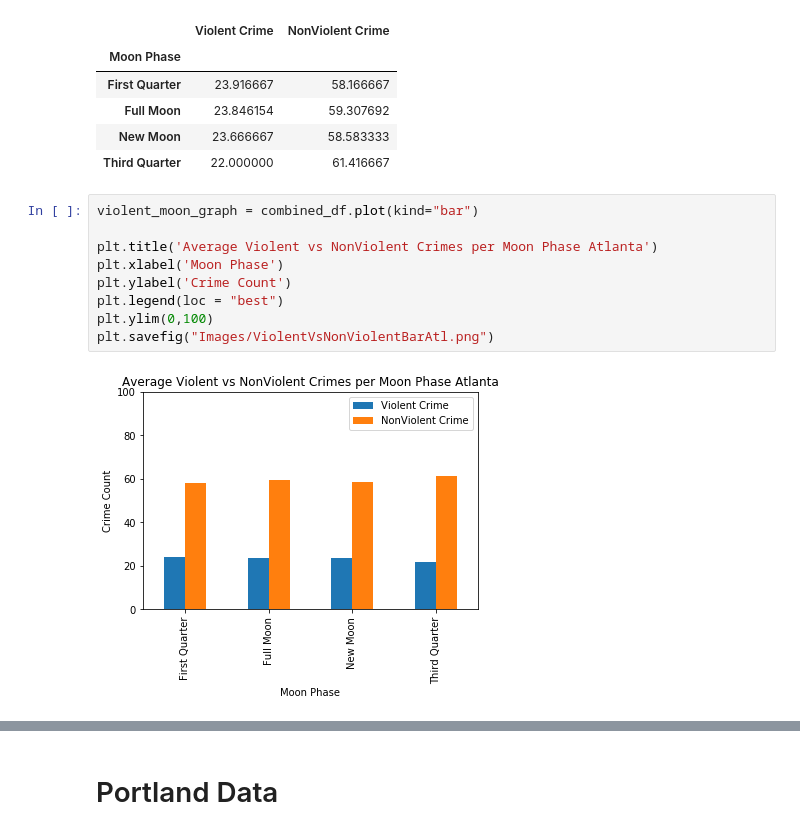
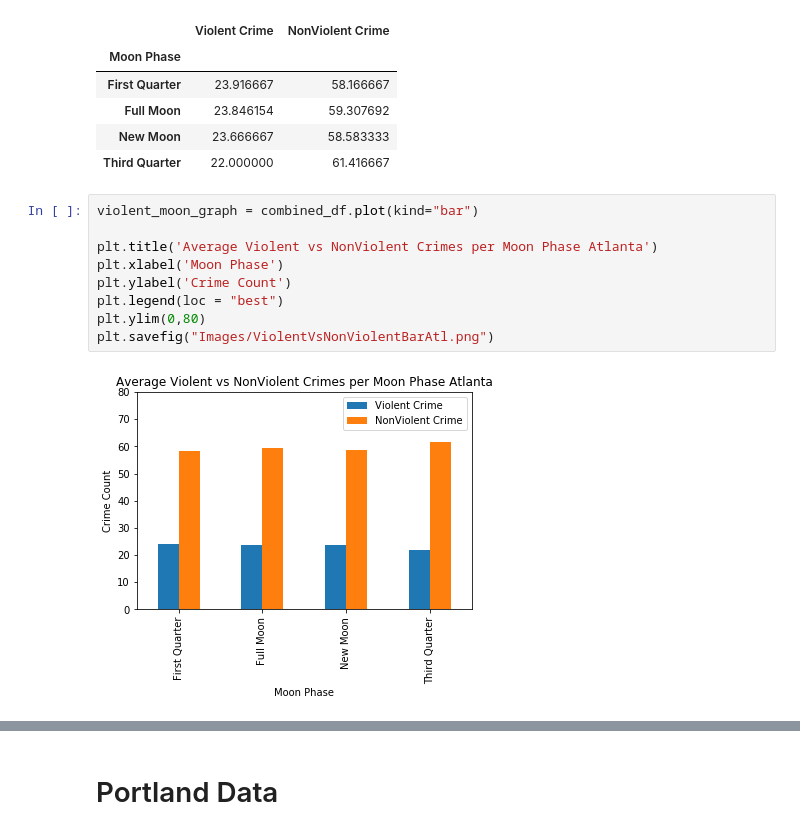
Before and after one commit to NHigs58/Project-1-, a Jupyter notebook: ModifiedGraphs.ipynb, the cells around one changed output, grey strips where cells are left out. Cells and saved outputs as stored; diff of their text form.

```diff
--- a/ModifiedGraphs.ipynb
+++ b/ModifiedGraphs.ipynb
@@ -97,11 +102,11 @@ combined_df
 # %%
 violent_moon_graph = combined_df.plot(kind="bar")
 
 plt.title('Average Violent vs NonViolent Crimes per Moon Phase Atlanta')
 plt.xlabel('Moon Phase')
 plt.ylabel('Crime Count')
 plt.legend(loc = "best")
-plt.ylim(0,100)
+plt.ylim(0,80)
 plt.savefig("Images/ViolentVsNonViolentBarAtl.png")
 # %% [output]
-[figure, old version]
+[figure, new version]
```
Also changed, not shown: parts of 23 cells of this notebook, 2 other files.
